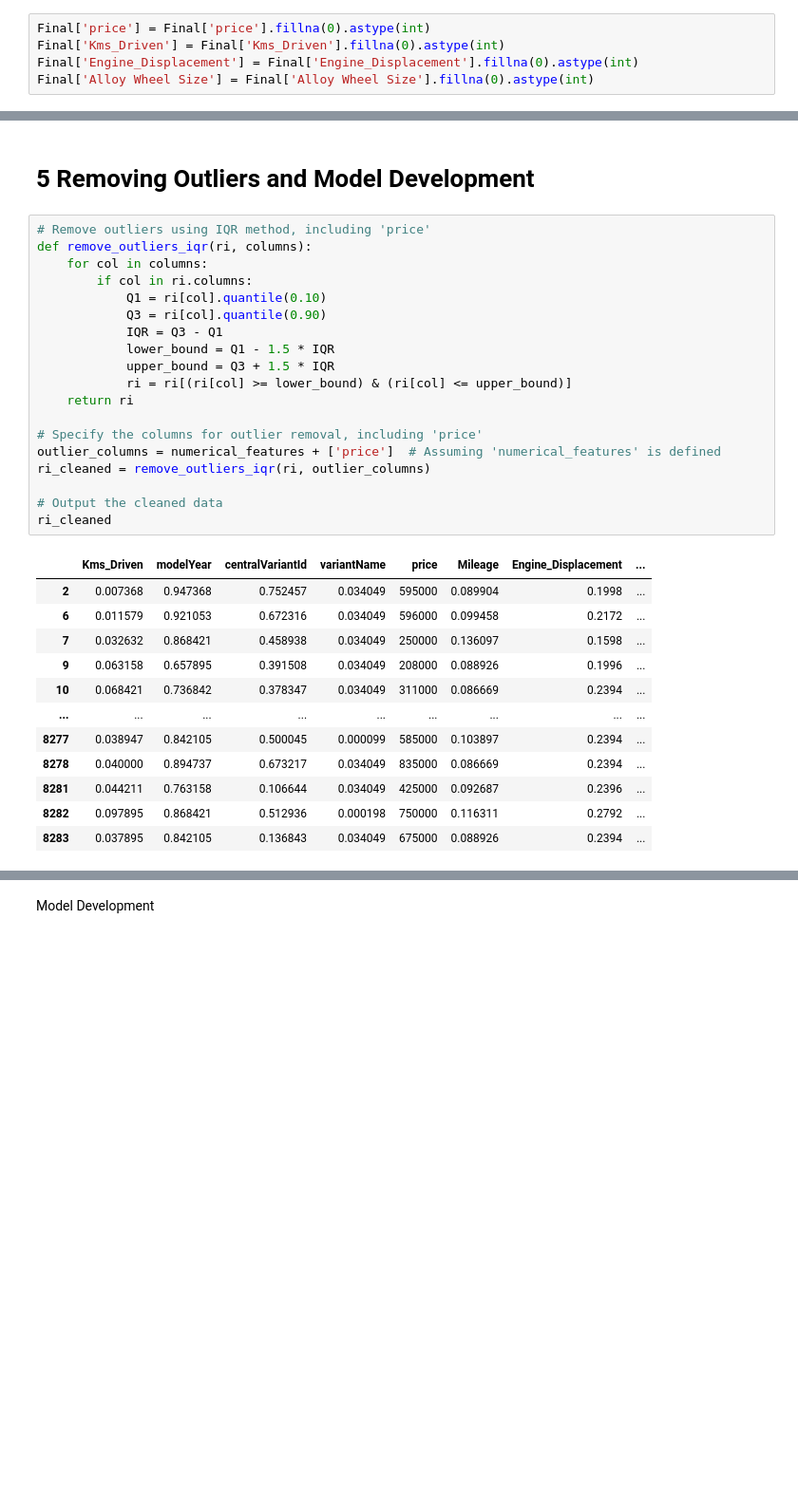
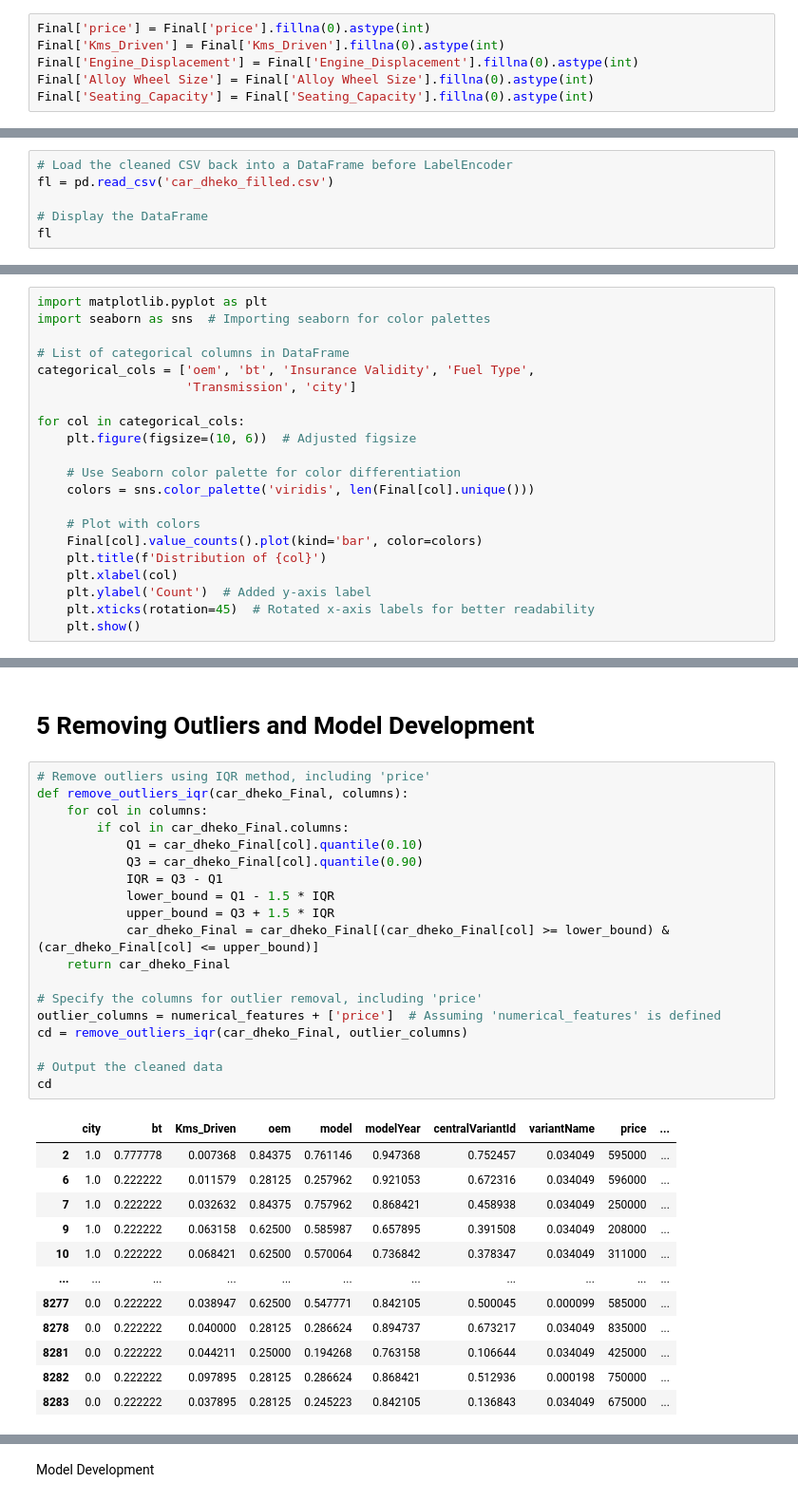
Before and after one commit to AravindhKumarA9/Car_dheko, a Jupyter notebook: car_dheko.ipynb, the cells around one changed output, grey strips where cells are left out. Shown at 95% size. Cells and saved outputs as stored; diff of their text form; blank space fills up the shorter version.

```diff
--- a/car_dheko.ipynb
+++ b/car_dheko.ipynb
@@ -521,6 +522,7 @@ Final['price'] = Final['price'].fillna(0).astype(int)
 Final['Kms_Driven'] = Final['Kms_Driven'].fillna(0).astype(int)
 Final['Engine_Displacement'] = Final['Engine_Displacement'].fillna(0).astype(int)
 Final['Alloy Wheel Size'] = Final['Alloy Wheel Size'].fillna(0).astype(int)
+Final['Seating_Capacity'] = Final['Seating_Capacity'].fillna(0).astype(int)
 # %%
 # Checking the unique values count for each column in car_details, focusing on numeric columns
 # Selecting only numeric columns
@@ -663,0 +710,6 @@ numeric_columns
+# %%
+# Load the cleaned CSV back into a DataFrame before LabelEncoder
+fl = pd.read_csv('car_dheko_filled.csv')
+
+# Display the DataFrame
+fl
@@ -788,0 +821,21 @@ ri
+# %%
+import matplotlib.pyplot as plt
+import seaborn as sns  # Importing seaborn for color palettes
+
+# List of categorical columns in DataFrame
+categorical_cols = ['oem', 'bt', 'Insurance Validity', 'Fuel Type',
+                    'Transmission', 'city']
+
+for col in categorical_cols:
+    plt.figure(figsize=(10, 6))  # Adjusted figsize
+
+    # Use Seaborn color palette for color differentiation
+    colors = sns.color_palette('viridis', len(Final[col].unique()))
+
+    # Plot with colors
+    Final[col].value_counts().plot(kind='bar', color=colors)
+    plt.title(f'Distribution of {col}')
+    plt.xlabel(col)
+    plt.ylabel('Count')  # Added y-axis label
+    plt.xticks(rotation=45)  # Rotated x-axis labels for better readability
+    plt.show()
@@ -790,33 +1124,33 @@ ri
 # **5 Removing Outliers and Model Development**
 # %%
 # Remove outliers using IQR method, including 'price'
-def remove_outliers_iqr(ri, columns):
+def remove_outliers_iqr(car_dheko_Final, columns):
     for col in columns:
-        if col in ri.columns:
-            Q1 = ri[col].quantile(0.10)
-            Q3 = ri[col].quantile(0.90)
+        if col in car_dheko_Final.columns:
+            Q1 = car_dheko_Final[col].quantile(0.10)
+            Q3 = car_dheko_Final[col].quantile(0.90)
             IQR = Q3 - Q1
             lower_bound = Q1 - 1.5 * IQR
             upper_bound = Q3 + 1.5 * IQR
-            ri = ri[(ri[col] >= lower_bound) & (ri[col] <= upper_bound)]
-    return ri
+            car_dheko_Final = car_dheko_Final[(car_dheko_Final[col] >= lower_bound) & (car_dheko_Final[col] <= upper_bound)]
+    return car_dheko_Final
 
 # Specify the columns for outlier removal, including 'price'
 outlier_columns = numerical_features + ['price']  # Assuming 'numerical_features' is defined
-ri_cleaned = remove_outliers_iqr(ri, outlier_columns)
+cd = remove_outliers_iqr(car_dheko_Final, outlier_columns)
 
 # Output the cleaned data
-ri_cleaned
+cd
 # %% [output]
-|  | Kms_Driven | modelYear | centralVariantId | variantName | price | Mileage | Engine_Displacement | ... |
-| 2 | 0.007368 | 0.947368 | 0.752457 | 0.034049 | 595000 | 0.089904 | 0.1998 | ... |
-| 6 | 0.011579 | 0.921053 | 0.672316 | 0.034049 | 596000 | 0.099458 | 0.2172 | ... |
-| 7 | 0.032632 | 0.868421 | 0.458938 | 0.034049 | 250000 | 0.136097 | 0.1598 | ... |
-| 9 | 0.063158 | 0.657895 | 0.391508 | 0.034049 | 208000 | 0.088926 | 0.1996 | ... |
-| 10 | 0.068421 | 0.736842 | 0.378347 | 0.034049 | 311000 | 0.086669 | 0.2394 | ... |
-| ... | ... | ... | ... | ... | ... | ... | ... | ... |
-| 8277 | 0.038947 | 0.842105 | 0.500045 | 0.000099 | 585000 | 0.103897 | 0.2394 | ... |
-| 8278 | 0.040000 | 0.894737 | 0.673217 | 0.034049 | 835000 | 0.086669 | 0.2394 | ... |
-| 8281 | 0.044211 | 0.763158 | 0.106644 | 0.034049 | 425000 | 0.092687 | 0.2396 | ... |
-| 8282 | 0.097895 | 0.868421 | 0.512936 | 0.000198 | 750000 | 0.116311 | 0.2792 | ... |
-| 8283 | 0.037895 | 0.842105 | 0.136843 | 0.034049 | 675000 | 0.088926 | 0.2394 | ... |
+|  | city | bt | Kms_Driven | oem | model | modelYear | centralVariantId | variantName | price | ... |
+| 2 | 1.0 | 0.777778 | 0.007368 | 0.84375 | 0.761146 | 0.947368 | 0.752457 | 0.034049 | 595000 | ... |
+| 6 | 1.0 | 0.222222 | 0.011579 | 0.28125 | 0.257962 | 0.921053 | 0.672316 | 0.034049 | 596000 | ... |
+| 7 | 1.0 | 0.222222 | 0.032632 | 0.84375 | 0.757962 | 0.868421 | 0.458938 | 0.034049 | 250000 | ... |
+| 9 | 1.0 | 0.222222 | 0.063158 | 0.62500 | 0.585987 | 0.657895 | 0.391508 | 0.034049 | 208000 | ... |
+| 10 | 1.0 | 0.222222 | 0.068421 | 0.62500 | 0.570064 | 0.736842 | 0.378347 | 0.034049 | 311000 | ... |
+| ... | ... | ... | ... | ... | ... | ... | ... | ... | ... | ... |
+| 8277 | 0.0 | 0.222222 | 0.038947 | 0.62500 | 0.547771 | 0.842105 | 0.500045 | 0.000099 | 585000 | ... |
+| 8278 | 0.0 | 0.222222 | 0.040000 | 0.28125 | 0.286624 | 0.894737 | 0.673217 | 0.034049 | 835000 | ... |
+| 8281 | 0.0 | 0.222222 | 0.044211 | 0.25000 | 0.194268 | 0.763158 | 0.106644 | 0.034049 | 425000 | ... |
+| 8282 | 0.0 | 0.222222 | 0.097895 | 0.28125 | 0.286624 | 0.868421 | 0.512936 | 0.000198 | 750000 | ... |
+| 8283 | 0.0 | 0.222222 | 0.037895 | 0.28125 | 0.245223 | 0.842105 | 0.136843 | 0.034049 | 675000 | ... |
```
Also changed, not shown: parts of 54 cells of this notebook, 8 other files.
